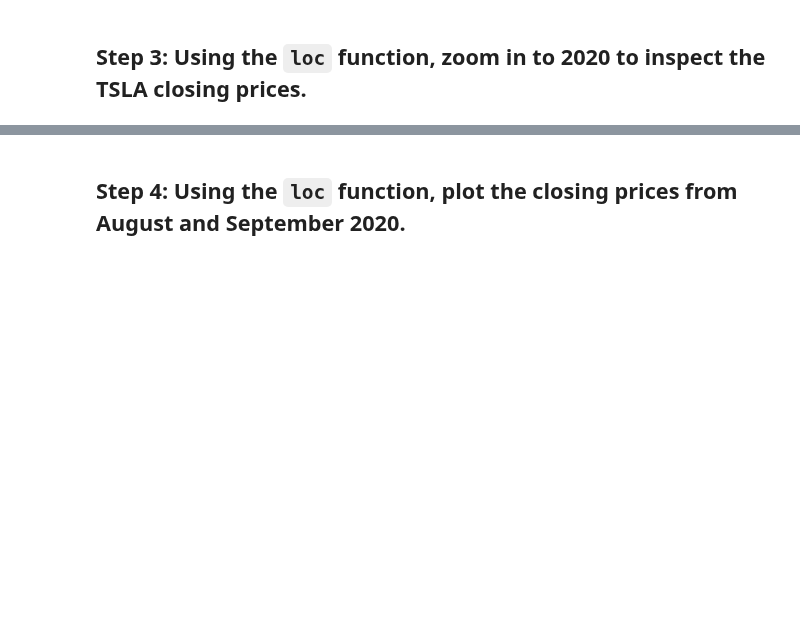
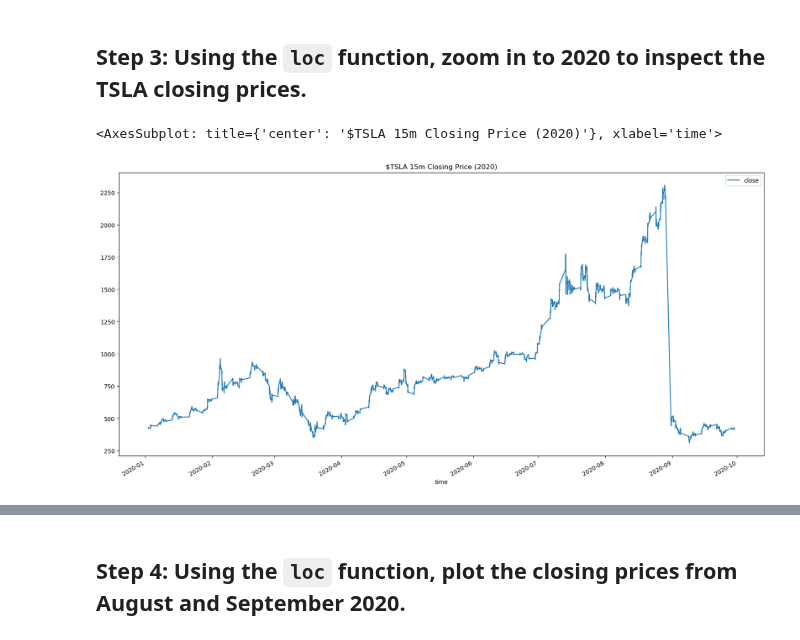
Before and after one commit to juil/fintech-uoftbootcamp, a Jupyter notebook: 11-time-series/class1/Activities/04-Stu_Visualizing_Stock_Data/Unsolved/visualizing-stock-data.ipynb, the cells around one changed output, grey strips where cells are left out. Drawn from its saved outputs; the diff is of its cells as text; code cells hidden in the pictures; blank space fills up the shorter version.

```diff
--- a/11-time-series/class1/Activities/04-Stu_Visualizing_Stock_Data/Unsolved/visualizing-stock-data.ipynb
+++ b/11-time-series/class1/Activities/04-Stu_Visualizing_Stock_Data/Unsolved/visualizing-stock-data.ipynb
@@ -117,3 +126,13 @@ df_tsla = # YOUR CODE HERE
 # %% [markdown]
 ## Step 3: Using the `loc` function, zoom in to 2020 to inspect the TSLA closing prices.
+# %%
+# Select and plot the TSLA closing prices from 2020
+plot_tsla2020 = df_tsla.loc['2020'].plot(
+    title='$TSLA 15m Closing Price (2020)',
+    figsize=[20,10]
+)
+plot_tsla2020
+# %% [output]
+<AxesSubplot: title={'center': '$TSLA 15m Closing Price (2020)'}, xlabel='time'>
+[figure, added]
 # %%
```
Also changed, not shown: parts of 9 cells of this notebook.
